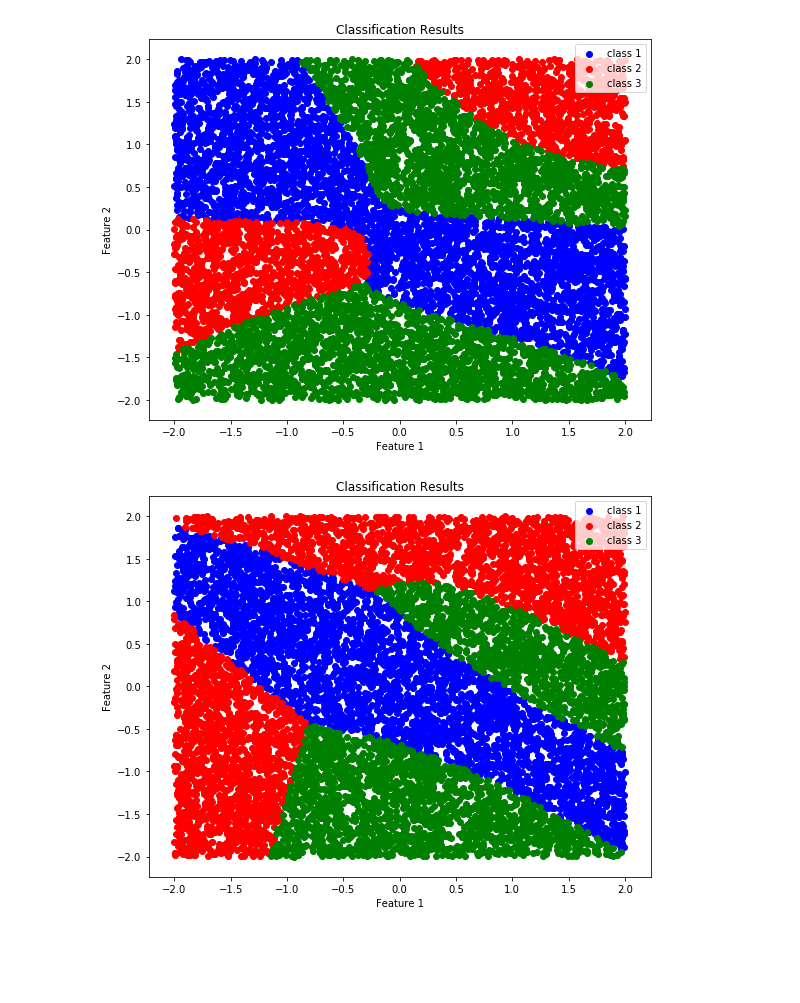
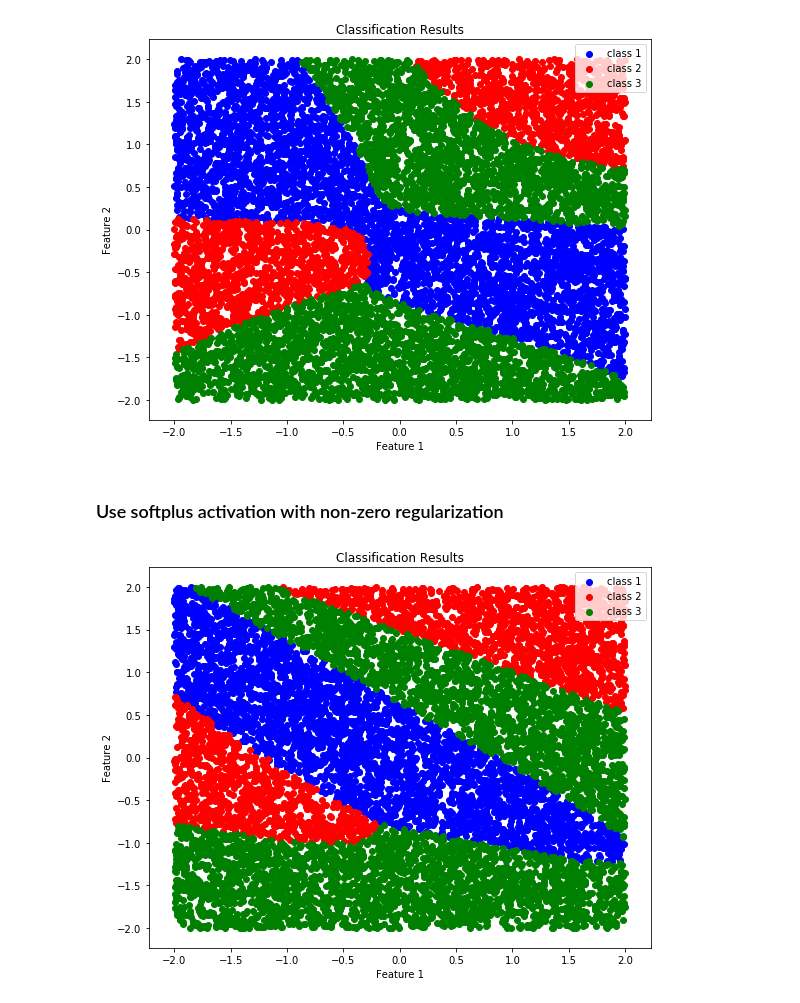
Before and after one commit to dsikka/DL4CV, a Jupyter notebook: HW3.ipynb, the cells around one changed output. Saved outputs shown, nothing was run; the diff lists cells and outputs as text; code cells hidden in the pictures; blank space fills up the shorter version.

```diff
--- a/HW3.ipynb
+++ b/HW3.ipynb
@@ -172,12 +172,12 @@ class Hidden:
         # Input matrix for the next layer
         return h
 
-    def back_prop(self, curr_partial_deriv, next_w, reg_term, use_softplus):
+    def back_prop(self, curr_partial_deriv, next_w, use_softplus):
         # next_w, whatever the matrix is for the next layer?
         # multiply the partial derivative from the previous values with the next W matrix (see notes)
         # u_2 is the input to the current layer
         next_partial_deriv = np.matmul(next_w, curr_partial_deriv)
-        # dimension of nodes
+        # dimension of nodus:es
         dim_1 = self.u_2.shape[0]
         # number of batches
         dim_2 = self.u_2.shape[1]
@@ -200,7 +200,7 @@ class Hidden:
             x_term = np.array([input_matrix[i]]).T
             c_term = self.partial_deriv_wrt_c[:,i].reshape(1, self.w_matrix.shape[1])
             w_sum = w_sum + np.matmul(x_term, c_term)
-        self.partial_deriv_wrt_w = w_sum/batch_size + (reg_term * self.w_matrix)
+        self.partial_deriv_wrt_w = w_sum/batch_size
         return self.partial_deriv_wrt_c
 # %%
 class Output:
@@ -222,7 +222,7 @@ class Output:
         return z
 
     # Output from the layer before
-    def back_prop(self, partial_deriv_wrt_z, reg_term):
+    def back_prop(self, partial_deriv_wrt_z):
         self.partial_deriv_wrt_b = partial_deriv_wrt_z
         w_o_sum = np.zeros((self.w_o_matrix.shape[0], self.w_o_matrix.shape[1]))
         # input should be input_dim by batch_size
@@ -232,7 +232,7 @@ class Output:
             h_term = np.array([input_matrix[i]]).T
             z_term = partial_deriv_wrt_z[:,i].reshape(1, self.w_o_matrix.shape[1])
             w_o_sum = w_o_sum + np.matmul(h_term, z_term)
-        self.partial_deriv_wrt_w_o = w_o_sum/batch_size + (reg_term * self.w_o_matrix)
+        self.partial_deriv_wrt_w_o = w_o_sum/batch_size
 # %%
 # Loss should include regularization
 class Loss:
@@ -312,13 +312,13 @@ class mlp:
             self.loss_layer.forward_prop(z, y, norm, reg_term)
         return z
 
-    def back_prop(self, z, y, reg_term, use_softplus):
+    def back_prop(self, z, y, use_softplus):
         self.loss_layer.back_prop(z, y)
-        self.output_layer.back_prop(self.loss_layer.partial_deriv_wrt_z, reg_term)
+        self.output_layer.back_prop(self.loss_layer.partial_deriv_wrt_z)
         next_w = self.output_layer.w_o_matrix
         curr_partial_deriv = self.loss_layer.partial_deriv_wrt_z
         for i in range(len(self.hidden_layers), 0, -1):
-            curr_partial_deriv = self.hidden_layers[i-1].back_prop(curr_partial_deriv, next_w, reg_term, use_softplus)
+            curr_partial_deriv = self.hidden_layers[i-1].back_prop(curr_partial_deriv, next_w, use_softplus)
             next_w = self.hidden_layers[i-1].w_matrix
 
 
@@ -338,11 +338,11 @@ class mlp:
                 y_batch = np.array([np.array(y_data[m]) for m in list_chunks[j]])
                 y_batch = y_batch.reshape(1, dim)
                 z = self.forward_prop(input_data=X_batch, use_softplus=use_softplus, train=True, y=y_batch, reg_term=reg_term)
-                self.back_prop(z, y_batch, reg_term, use_softplus)
-                self.output_layer.w_o_matrix = self.output_layer.w_o_matrix - lr*(self.output_layer.partial_deriv_wrt_w_o)
+                self.back_prop(z, y_batch, use_softplus)
+                self.output_layer.w_o_matrix = self.output_layer.w_o_matrix - lr*(self.output_layer.partial_deriv_wrt_w_o + reg_term*self.output_layer.w_o_matrix)
                 self.output_layer.b_matrix = self.output_layer.b_matrix - lr*np.array([np.sum(self.output_layer.partial_deriv_wrt_b, axis=1)/dim]).T
                 for h in self.hidden_layers:
-                    h.w_matrix = h.w_matrix - lr*(h.partial_deriv_wrt_w)
+                    h.w_matrix = h.w_matrix - lr*(h.partial_deriv_wrt_w + reg_term * h.w_matrix)
                     h.c_matrix = h.c_matrix - lr*np.array([np.sum(h.partial_deriv_wrt_c, axis=1)/dim]).T
                 curr_loss = curr_loss + np.sum(self.loss_layer.loss)
             self.loss_list.append(curr_loss/len(list_chunks))
@@ -604,15 +584,15 @@ nn.train(X, y, 100, 10, 0, use_softplus=True)
 nn.predict(use_softplus=True)
 # %% [output]
 [figure]
+# %% [markdown]
+### Use softplus activation with non-zero regularization
 # %%
-# 3 hidden units, 1 hidden layer, regularization = 0.010
-# Use softplus activation
 mm = mlp()
 mm.add_layer('Hidden', dim_in=2, dim_out=3)
 mm.add_layer('Output', dim_in=3, dim_out=3)
 mm.add_layer('Loss', dim_in=3, dim_out=3)
-mm.train(X, y, 100, 10, 0.010, use_softplus=True)
+mm.train(X, y, 100, 10, 0.001, use_softplus=True)
 mm.predict(use_softplus=True)
 # %% [output]
-[figure, old version]
+[figure, new version]
 # %%
```
Also changed, not shown: parts of 24 cells of this notebook.
